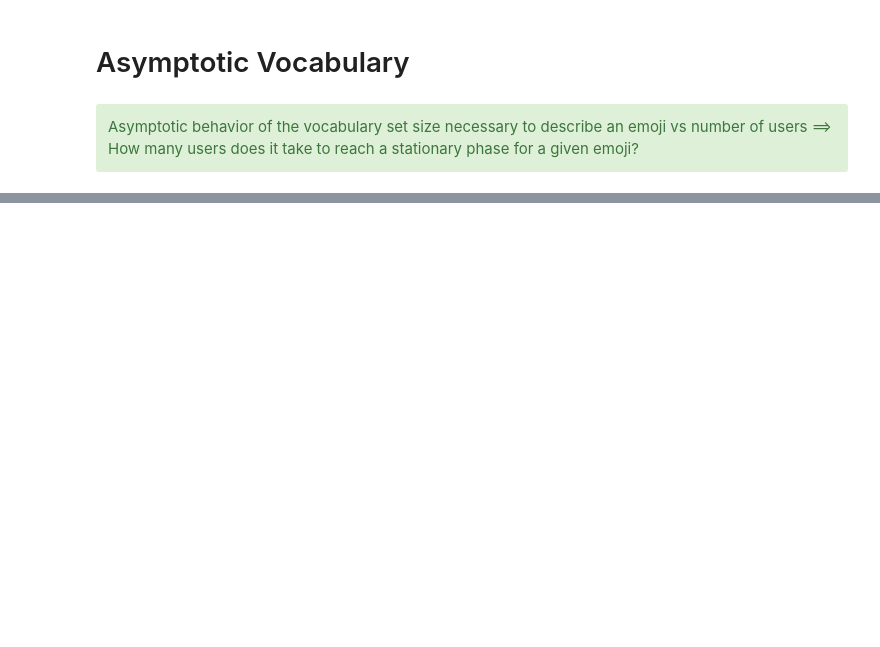
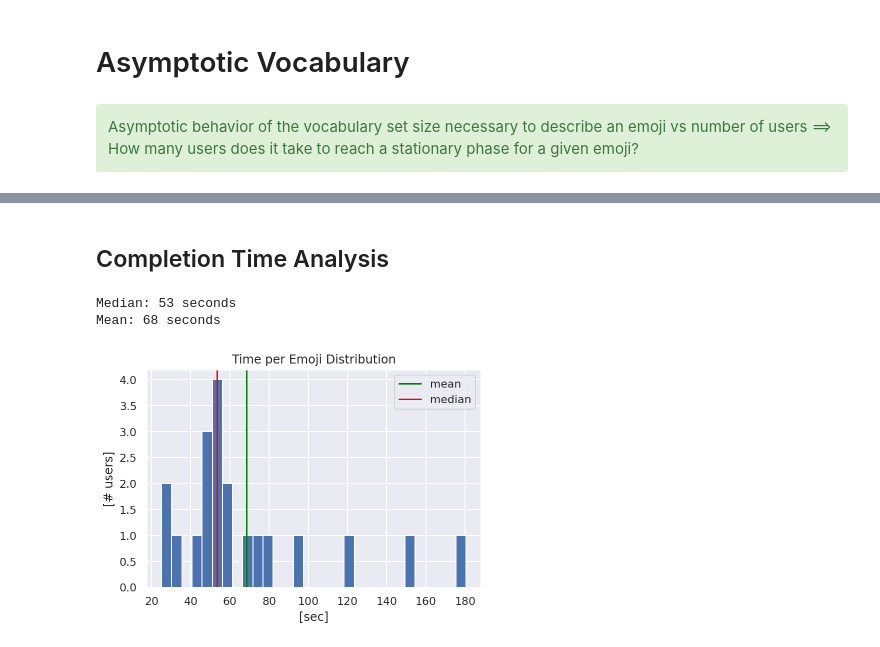
Before and after one commit to ymentha14/emojis_dataset, a Jupyter notebook: notebooks/asymptotic_vocab.ipynb, the cells around one changed output, grey strips where cells are left out. Drawn from its saved outputs; the diff is of its cells as text; code cells hidden in the pictures; blank space fills up the shorter version.

```diff
--- a/notebooks/asymptotic_vocab.ipynb
+++ b/notebooks/asymptotic_vocab.ipynb
@@ -86,0 +65,11 @@ plot_multi_trajectories(form4_df)
+# %% [markdown]
+## Completion Time Analysis
+# %%
+asymp_meta_df = read_meta("../data/raw/forms/emoji10/Emojis10_4META.csv",asymp_df.shape[1])
+
+fig,ax = plt.subplots(1)
+plot_emoji_time(asymp_meta_df,ax)
+# %% [output]
+Median: 53 seconds
+Mean: 68 seconds
+[figure, added]
```
Also changed, not shown: parts of 12 cells of this notebook, 5 other files.
